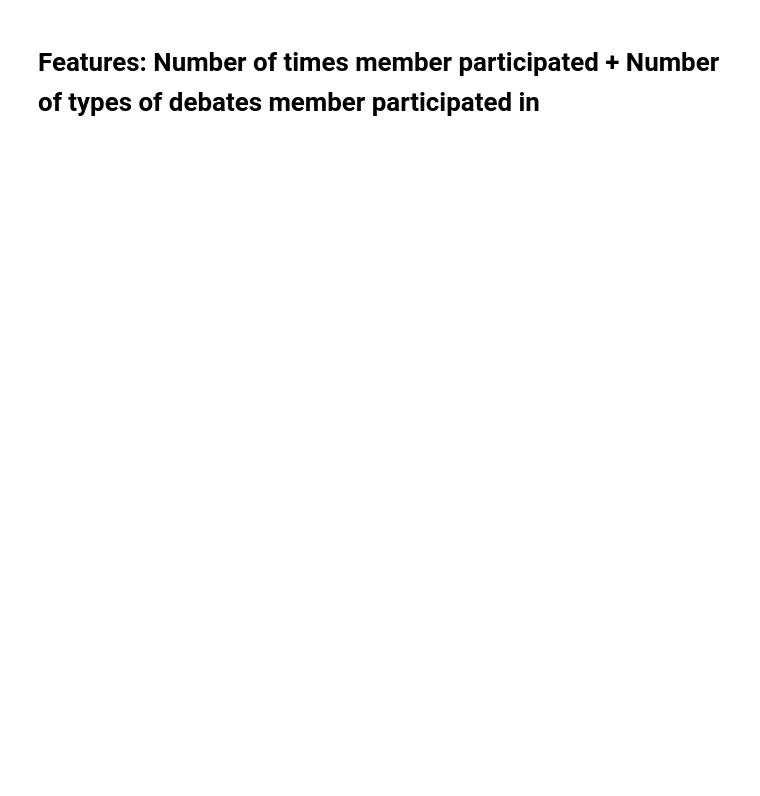
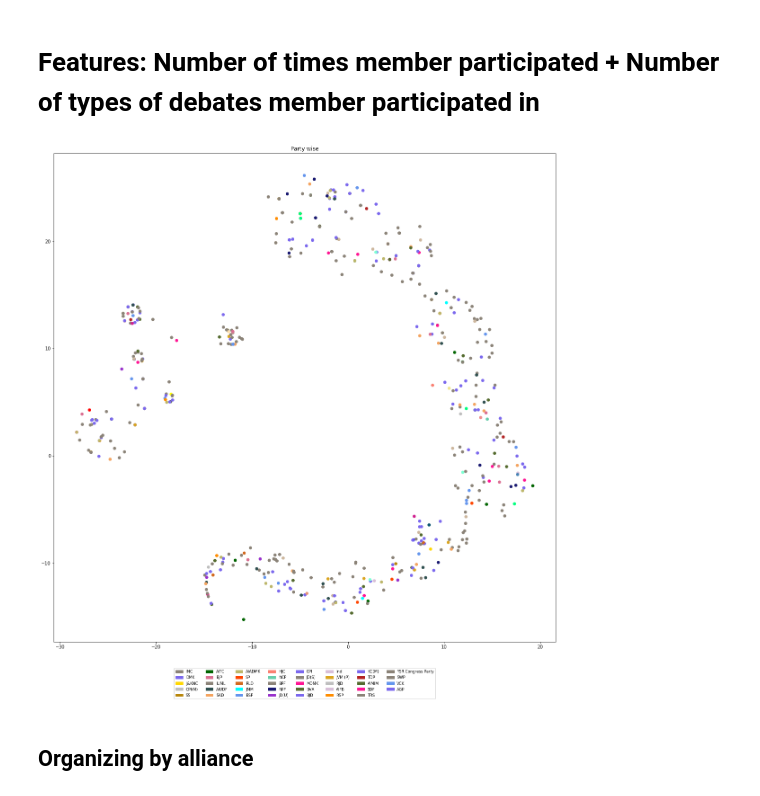
Before and after one commit to aditimavalankar/elec-pred, a Jupyter notebook: Code/Visualizing features with tSNE.ipynb, the cells around one changed output. Drawn from its saved outputs; the diff is of its cells as text; code cells hidden in the pictures; blank space fills up the shorter version.

Commit message:
Modified debate file + one-hot vectors

```diff
--- a/Code/Visualizing features with tSNE.ipynb
+++ b/Code/Visualizing features with tSNE.ipynb
@@ -148,0 +152,47 @@ plt.show()
+# %%
+data = []
+
+for i in range(len(member_names)):
+    if member_names[i] in individual_interaction:
+        data.append([individual_interaction[member_names[i]], len(member_debate_type[member_names[i]])])
+    else:
+        data.append([0, 0])
+# %%
+model = manifold.TSNE()
+coordinates = model.fit_transform(np.array(data))
+# %%
+colors = ['#8b8378', '#cdb79e', '#ff4500', '#2f4f4f', '#191970', '#6495ed', '#7b68ee', '#00ffff', '#66cdaa', '#7fffd4', '#006400', '#556b2f', '#00ff7f', '#f0e68c', '#bdb76b', '#ffff00', '#daa520', '#b8860b', '#bc8f8f', '#f4a460', '#d2691e', '#b22222', '#4682b4', '#ff0000', '#ff1493', '#db7093', '#d02090', '#9932cc', '#d8bfd8', '#bebebe', '#0000ff', '#ff8c00', '#ffd700', '#e9967a', '#ffdead', '#ffffbb','#ee8f8f', '#0b5670', '#fa8072']
+
+member_colors = []
+
+for i in range(len(member_names)):
+    member_colors.append(colors[parties.index(member_details[member_names[i]][0])])
+# %%
+legend_list = []
+
+for i in range(len(parties)):
+    legend_list.append(mpatches.Patch(color = member_colors[i], label = parties[i]))
+
+fontp = FontProperties()
+fontp.set_size('small')
+# %%
+pylab.figure(1, figsize=(20,20))
+
+fontp = FontProperties()
+fontp.set_size('small')
+
+plt.scatter([x[0] for x in coordinates], [x[1] for x in coordinates], c=member_colors)
+plt.legend(handles = legend_list, loc = 'upper center', bbox_to_anchor = (0.5, -0.05), prop = fontp, ncol = 8)
+plt.title('Party wise')
+
+# Uncomment this part to see labels
+
+#for i in range(len(member_names)):
+#    xy = (coordinates[i][0],coordinates[i][1])
+#    plt.annotate(i, xy)
+
+plt.show()
+# %% [output]
+[figure, added]
+# %% [markdown]
+## Organizing by alliance
```
Also changed, not shown: parts of 29 cells of this notebook.
